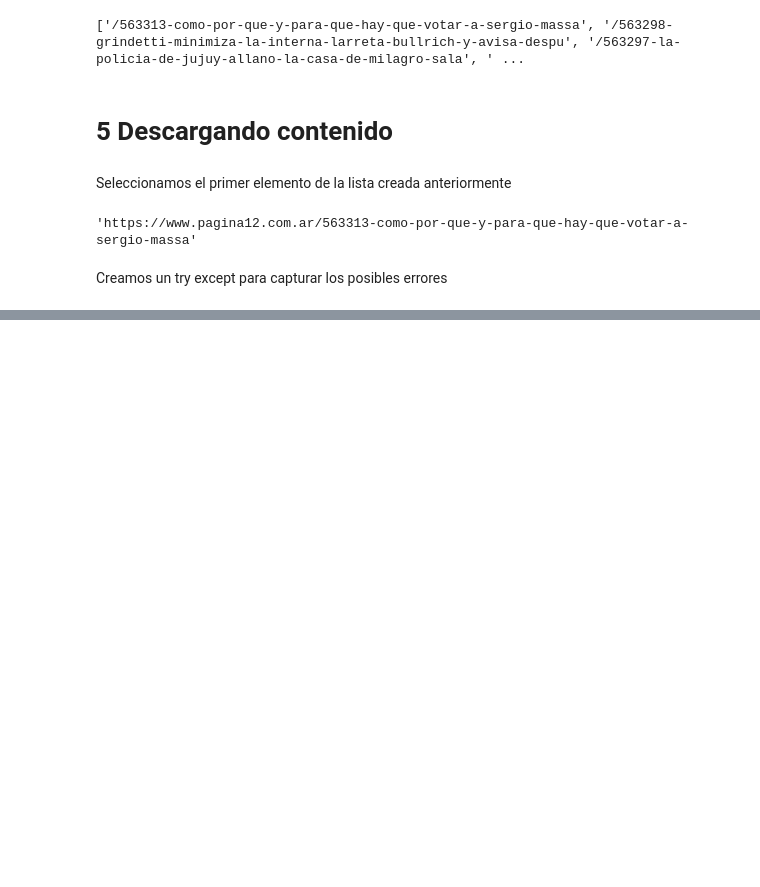
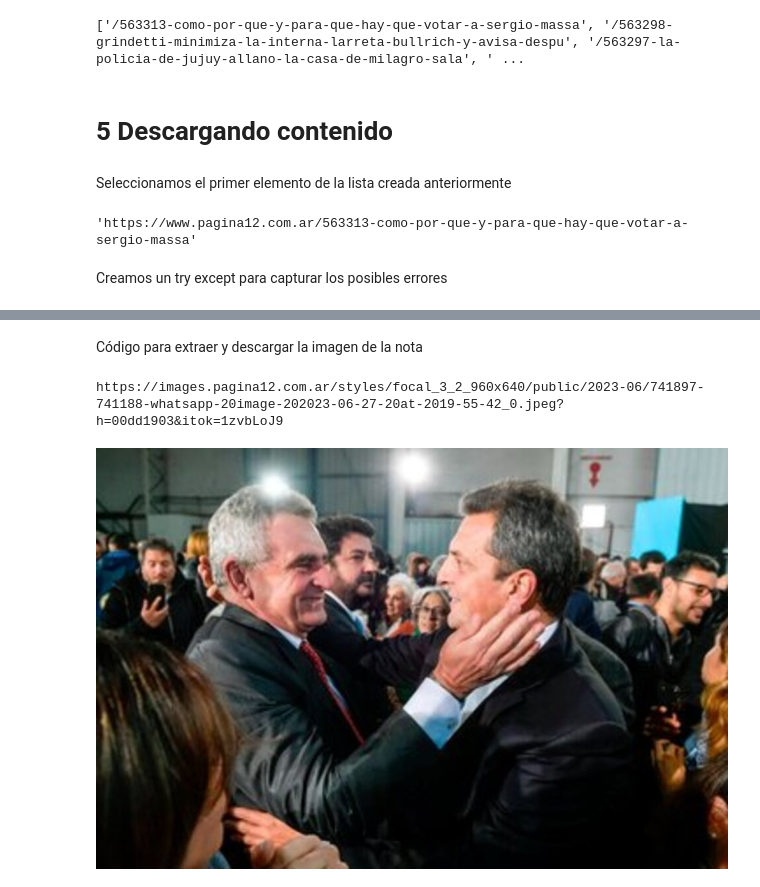
Before and after one commit to Nakajito/scraping, a Jupyter notebook: download_web.ipynb, the cells around one changed output, grey strips where cells are left out. Drawn from its saved outputs; the diff is of its cells as text; code cells hidden in the pictures; blank space fills up the shorter version.

Commit message:
Extraer y descargar imagenes

```diff
--- a/download_web.ipynb
+++ b/download_web.ipynb
@@ -288,0 +290,12 @@ Primero voy a votar a Juan Grabois; después si todo sale como indica la lógica
+# %% [markdown]
+Código para extraer y descargar la imagen de la nota
+# %%
+  # Extraer imagenes
+media = s_nota.find('figure', attrs={'class' : 'object-fit-block--contain intrinsic-container intrinsic-container-3x2'}).img.get('src')
+print(media)
+img_req = requests.get(media)
+from IPython.display import Image
+Image(img_req.content)
+# %% [output]
+https://images.pagina12.com.ar/styles/focal_3_2_960x640/public/2023-06/741897-741188-whatsapp-20image-202023-06-27-20at-2019-55-42_0.jpeg?h=00dd1903&itok=1zvbLoJ9
+[figure, added]
```
Also changed, not shown: parts of 1 cell of this notebook.
